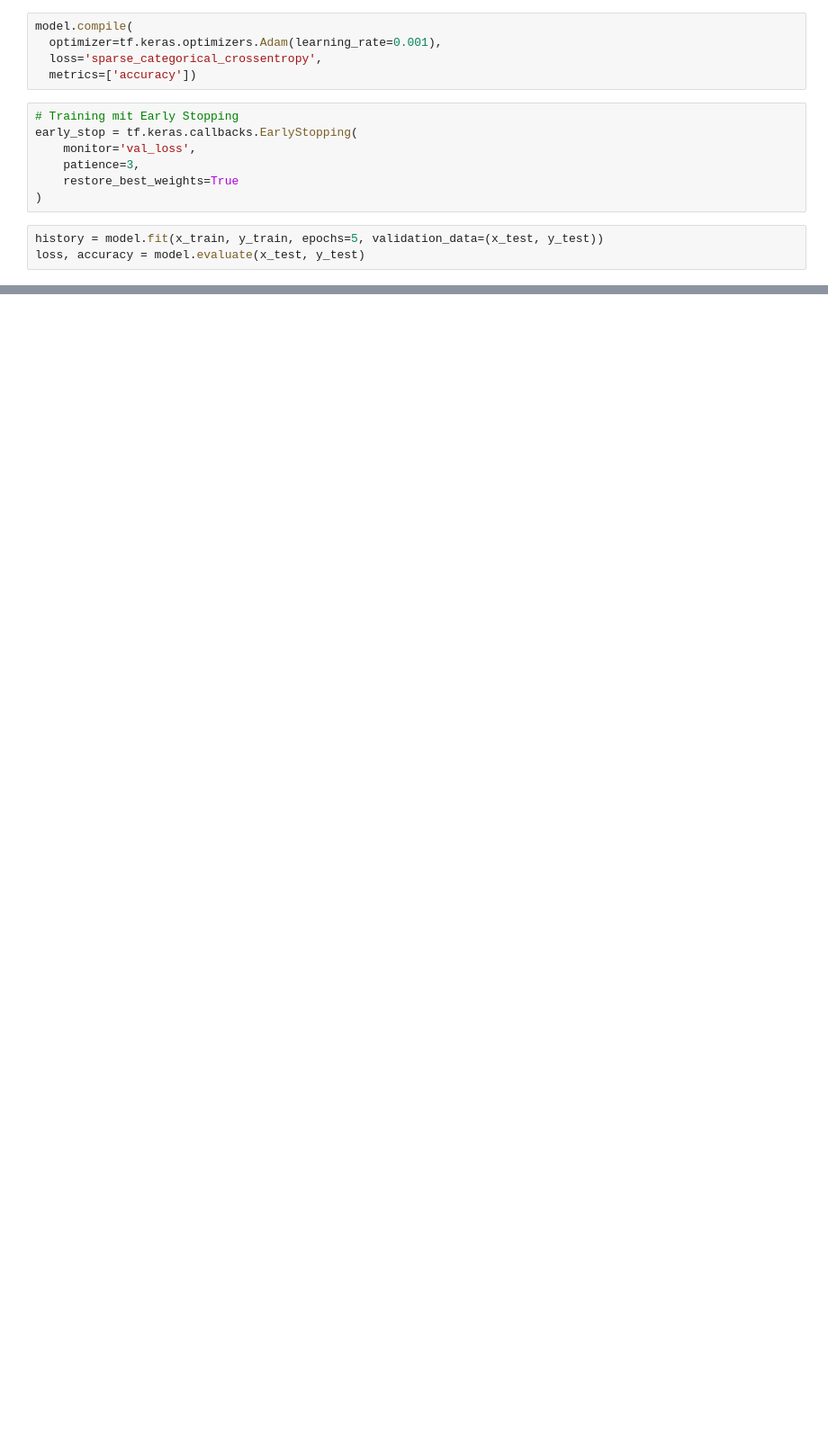
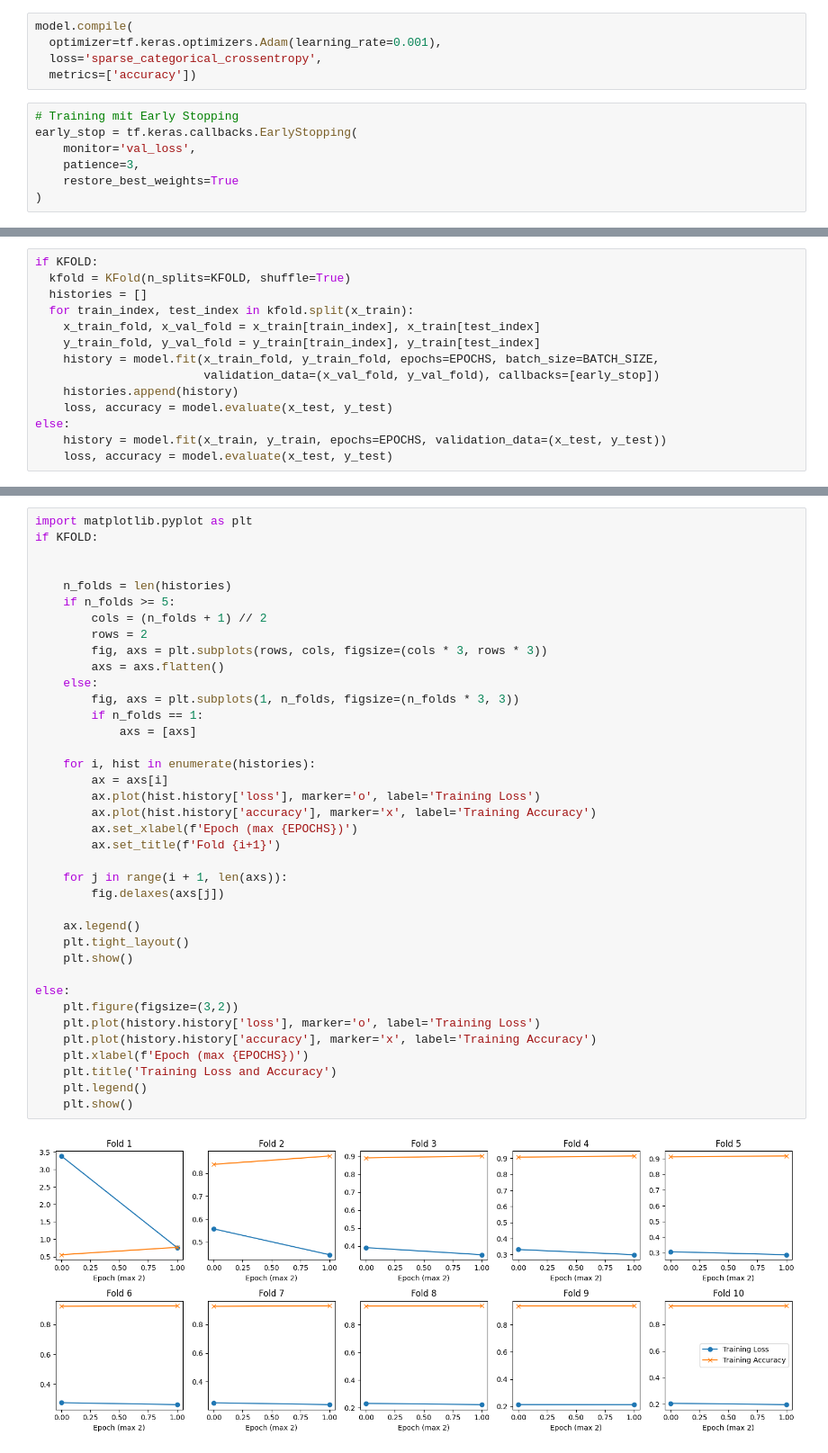
Before and after one commit to Nr44suessauer/DeepLearning_assignment2, a Jupyter notebook: Handwritten_signs.ipynb, the cells around one changed output, grey strips where cells are left out. Shown at 90% size. Cells and saved outputs as stored; diff of their text form; blank space fills up the shorter version.

```diff
--- a/Handwritten_signs.ipynb
+++ b/Handwritten_signs.ipynb
@@ -95,6 +132,3 @@ early_stop = tf.keras.callbacks.EarlyStopping(
     patience=3,
     restore_best_weights=True
 )
-# %%
-history = model.fit(x_train, y_train, epochs=5, validation_data=(x_test, y_test))
-loss, accuracy = model.evaluate(x_test, y_test)
@@ -124,0 +135,14 @@ plt.show()
+# %%
+if KFOLD:
+  kfold = KFold(n_splits=KFOLD, shuffle=True)
+  histories = []
+  for train_index, test_index in kfold.split(x_train):
+    x_train_fold, x_val_fold = x_train[train_index], x_train[test_index]
+    y_train_fold, y_val_fold = y_train[train_index], y_train[test_index]
+    history = model.fit(x_train_fold, y_train_fold, epochs=EPOCHS, batch_size=BATCH_SIZE,
+                        validation_data=(x_val_fold, y_val_fold), callbacks=[early_stop])
+    histories.append(history)
+    loss, accuracy = model.evaluate(x_test, y_test)
+else:
+    history = model.fit(x_train, y_train, epochs=EPOCHS, validation_data=(x_test, y_test))
+    loss, accuracy = model.evaluate(x_test, y_test)
@@ -125 +181,41 @@ plt.show()
+# %%
+import matplotlib.pyplot as plt
+if KFOLD:
+
+
+    n_folds = len(histories)
+    if n_folds >= 5:
+        cols = (n_folds + 1) // 2
+        rows = 2
+        fig, axs = plt.subplots(rows, cols, figsize=(cols * 3, rows * 3))
+        axs = axs.flatten()
+    else:
+        fig, axs = plt.subplots(1, n_folds, figsize=(n_folds * 3, 3))
+        if n_folds == 1:
+            axs = [axs]
+
+    for i, hist in enumerate(histories):
+        ax = axs[i]
+        ax.plot(hist.history['loss'], marker='o', label='Training Loss')
+        ax.plot(hist.history['accuracy'], marker='x', label='Training Accuracy')
+        ax.set_xlabel(f'Epoch (max {EPOCHS})')
+        ax.set_title(f'Fold {i+1}')
+
+    for j in range(i + 1, len(axs)):
+        fig.delaxes(axs[j])
+
+    ax.legend()
+    plt.tight_layout()
+    plt.show()
+
+else:
+    plt.figure(figsize=(3,2))
+    plt.plot(history.history['loss'], marker='o', label='Training Loss')
+    plt.plot(history.history['accuracy'], marker='x', label='Training Accuracy')
+    plt.xlabel(f'Epoch (max {EPOCHS})')
+    plt.title('Training Loss and Accuracy')
+    plt.legend()
+    plt.show()
+# %% [output]
+[figure, added]
 # %%
```
Also changed, not shown: parts of 10 cells of this notebook, 4 other files.
